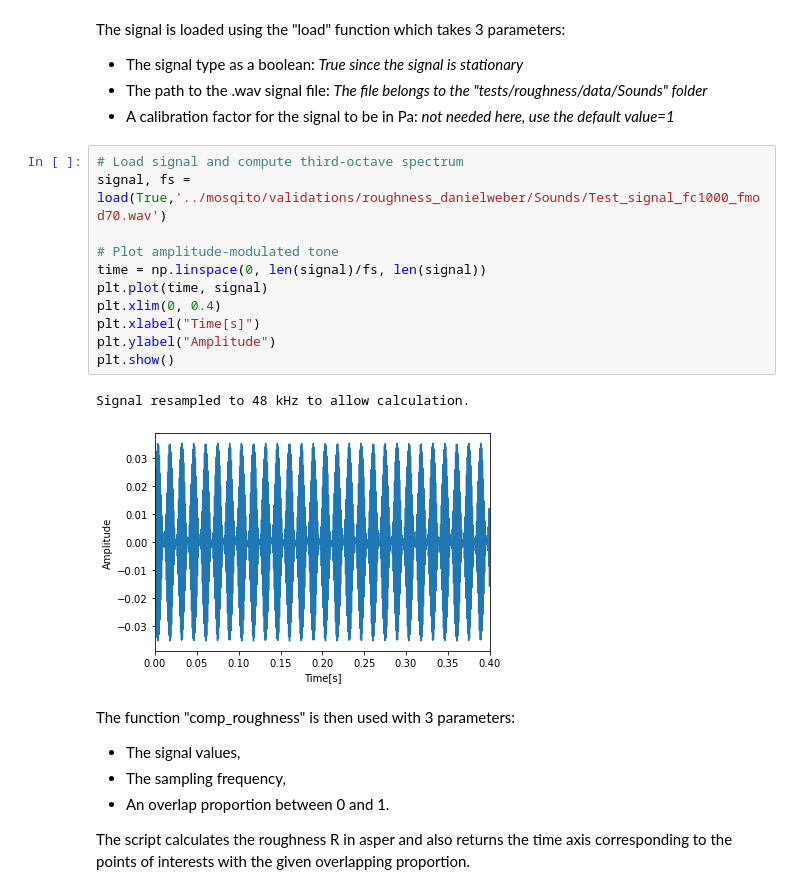
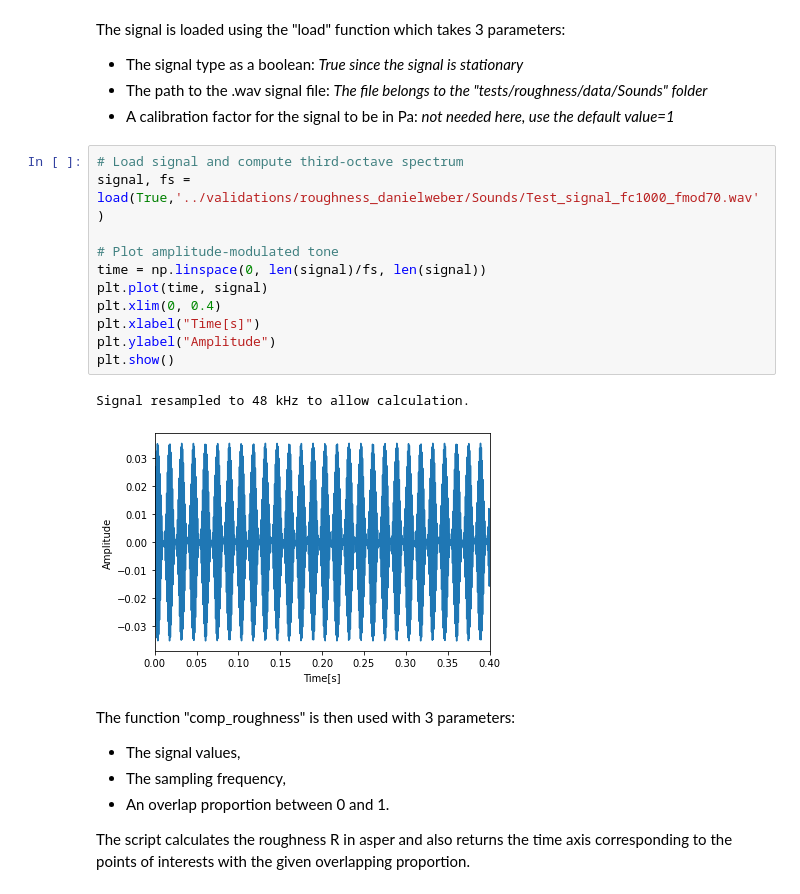
Before and after one commit to Eomys/MoSQITo, a Jupyter notebook: tutorials/tuto_roughness.ipynb, the cells around one changed output. Saved outputs shown, nothing was run; the diff lists cells and outputs as text.

```diff
--- a/tutorials/tuto_roughness.ipynb
+++ b/tutorials/tuto_roughness.ipynb
@@ -73,18 +73,18 @@ The signal is loaded using the "load" function which takes 3 parameters:
  - A calibration factor for the signal to be in Pa: *not needed here, use the default value=1*
 # %%
 # Load signal and compute third-octave spectrum
-signal, fs = load(True,'../mosqito/validations/roughness_danielweber/Sounds/Test_signal_fc1000_fmod70.wav')
+signal, fs = load(True,'../validations/roughness_danielweber/Sounds/Test_signal_fc1000_fmod70.wav')
 
 # Plot amplitude-modulated tone
 time = np.linspace(0, len(signal)/fs, len(signal))
 plt.plot(time, signal)
 plt.xlim(0, 0.4)
 plt.xlabel("Time[s]")
 plt.ylabel("Amplitude")
 plt.show()
 # %% [output]
 Signal resampled to 48 kHz to allow calculation.
-[figure, old version]
+[figure, new version]
 # %% [markdown]
 The function "comp_roughness" is then used with 3 parameters:
  - The signal values,
```
Also changed, not shown: parts of 1 cell of this notebook, 3 other files.
